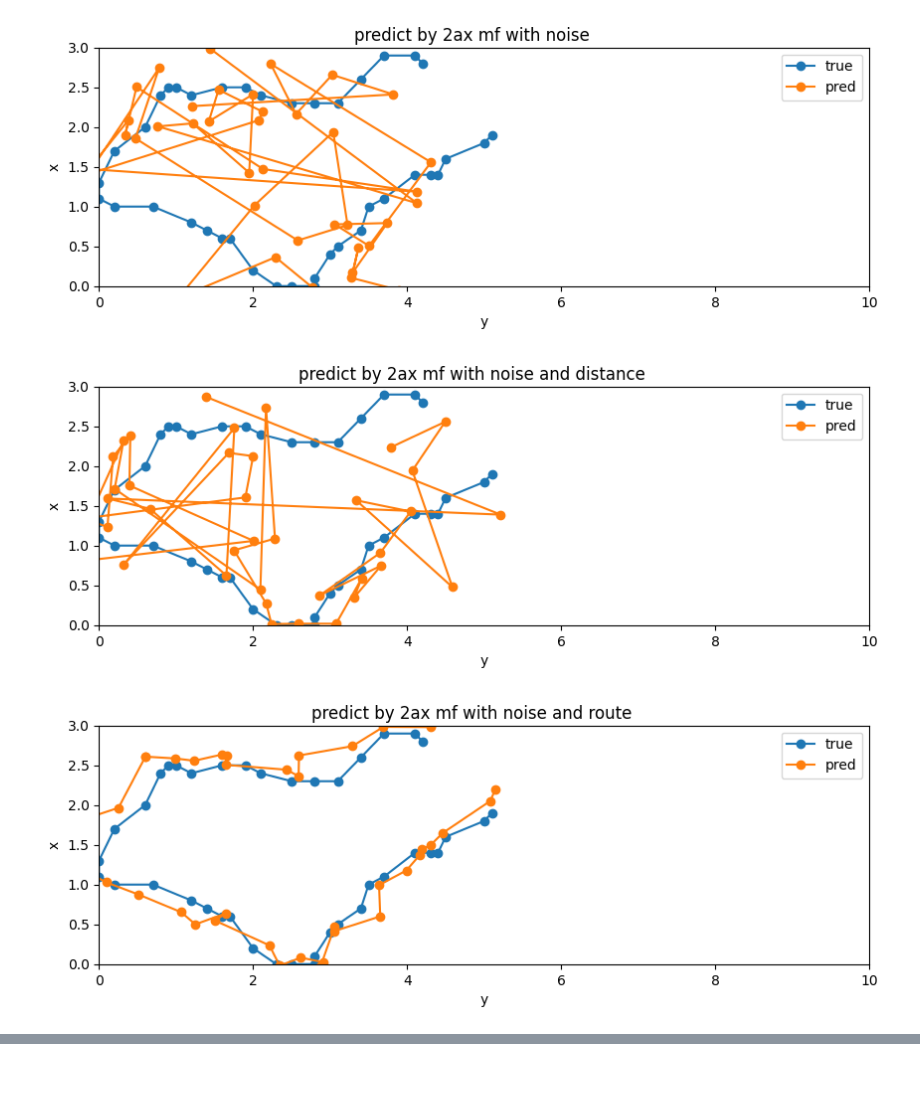
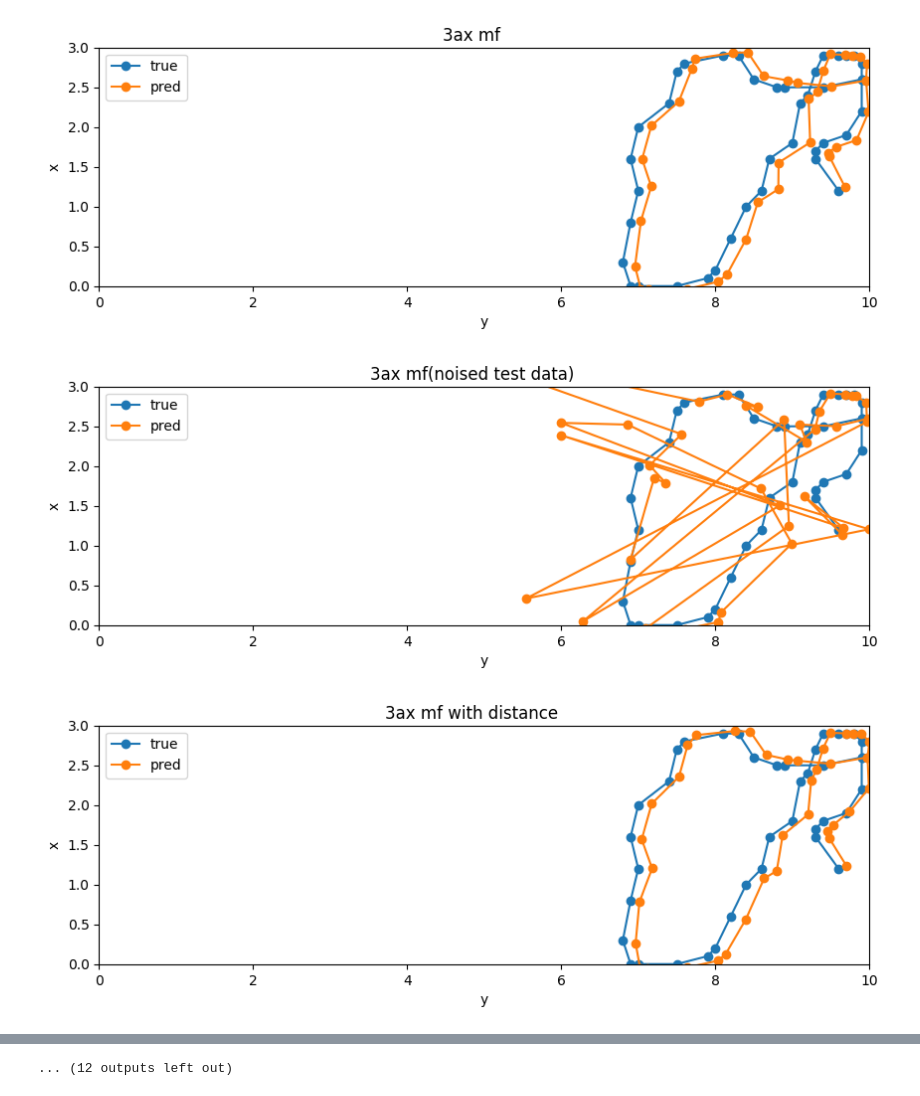
Before and after one commit to hal0309/lab-abci, a Jupyter notebook: _test/eval.ipynb, the cells around one changed output, grey strips where cells are left out. Drawn from its saved outputs; the diff is of its cells as text; code cells hidden in the pictures.

Commit message:
home eval

```diff
--- a/_test/eval.ipynb
+++ b/_test/eval.ipynb
@@ -153,9 +157,14 @@ def eval(log_dir, add_noise=False):
     print(f'min: {min(dist_list)}')
     print(f'max: {max(dist_list)}')
     print(f'avg: {sum(dist_list) / len(dist_list)}')
+    return dist_list
 # %%
+dist_list_list = []
+
 for log_dir in log_dirs[:]:
-    eval(log_dir, False)
+    dist_list = eval(log_dir, False)
+    dist_list_list.append(dist_list)
+    print(np.shape(dist_list_list))
 # %% [output]
 3ax_zeros
 min: 0.07677929103374481
@@ -165,6 +229,10 @@ KeyboardInterrupt:
 # %%
+dist_list_list_noise = []
+
 for log_dir in log_dirs[:]:
-    eval(log_dir, True)
+    dist_list = eval(log_dir, True)
+    dist_list_list_noise.append(dist_list)
+    print(np.shape(dist_list_list_noise))
 # %% [output]
 3ax_zeros
 min: 0.27274447679519653
@@ -251,5 +371,8 @@ def fig_data(log_dir, add_noise=False):
     return x, y, y_hat
 # %%
 fig_datas = []
-for i, log_dir in enumerate(log_dirs[4:]):
-    fig_datas.append(fig_data(log_dir, True))
+fig_datas_noise = []
+for i, log_dir in enumerate(log_dirs[:]):
+    print(i)
+    fig_datas.append(fig_data(log_dir, False))
+    fig_datas_noise.append(fig_data(log_dir, True))
@@ -256,44 +392,73 @@ for i, log_dir in enumerate(log_dirs[4:]):
 # %%
+# titles = [
+#     "predict by 2ax mf with noise",
+#     "predict by 2ax mf with noise and distance",
+#     "predict by 2ax mf with noise and route",
+#     "predict by 2ax mf with noise and route diff",
+# ]
+
 titles = [
-    "predict by 2ax mf with noise",
-    "predict by 2ax mf with noise and distance",
-    "predict by 2ax mf with noise and route",
-    "predict by 2ax mf with noise and route diff",
+    "3ax mf",
+    "3ax mf with distance",
+    "3ax mf with dydx",
+    "3ax mf with dydx diff",
+    "2ax mf",
+    "2ax mf with distance",
+    "2ax mf with dydx",
+    "2ax mf with dydx diff",
+    "2ax_noise mf",
+    "2ax_noise mf with distance",
+    "2ax_noise mf with dydx",
+    "2ax_noise mf with dydx diff",
 ]
 
 # fig, ax = plt.subplots(1, 1, figsize=(10, 4))
 # ax.plot(y[0, :, 1], y[0, :, 0], marker="o", label="true")
 # for i, fig_data in enumerate(fig_datas):
 #     x, y, y_hat = fig_data
 #     figtitle = titles[i]
 #     ax.plot(y_hat[0, :, 1], y_hat[0, :, 0], marker="o", label=figtitle)
 
 # ax.set_xlim(0, 10)
 # ax.set_ylim(0, 3)
 # ax.set_xlabel("y")
 # ax.set_ylabel("x")
 # ax.legend()
 # fig.suptitle(figtitle)
 # plt.tight_layout()
 # plt.show()
 
-for i, fig_data in enumerate(fig_datas):
-    x, y, y_hat = fig_data
+for i in range(len(fig_datas)):
+    x, y, y_hat = fig_datas[i]
     figtitle = titles[i]
 
-    ut.fix_seeds(0)
     fig, ax = plt.subplots(1, 1, figsize=(10, 3))
     ax.set_xlim(0, 10)
     ax.set_ylim(0, 3)
     fig.suptitle(figtitle)
     ax.set_xlabel("y")
     ax.set_ylabel("x")
     ax.plot(y[0, :, 1], y[0, :, 0], marker="o", label="true")
     ax.plot(y_hat[0, :, 1], y_hat[0, :, 0], marker="o", label="pred")
     ax.legend()
     plt.subplots_adjust(top=0.91)  # topの値を小さくしてタイトルを下に寄せる
     plt.show()
+
+    x, y, y_hat = fig_datas_noise[i]
+    figtitle = titles[i] + "(noised test data)"
+
+    fig, ax = plt.subplots(1, 1, figsize=(10, 3))
+    ax.set_xlim(0, 10)
+    ax.set_ylim(0, 3)
+    fig.suptitle(figtitle)
+    ax.set_xlabel("y")
+    ax.set_ylabel("x")
+    ax.plot(y[0, :, 1], y[0, :, 0], marker="o", label="true")
+    ax.plot(y_hat[0, :, 1], y_hat[0, :, 0], marker="o", label="pred")
+    ax.legend()
+    plt.subplots_adjust(top=0.91)  # topの値を小さくしてタイトルを下に寄せる
+    plt.show()
 # %% [output]
-[figure, old version]
+[figure, new version]
-[figure, old version]
+[figure, new version]
-[figure, old version]
+[figure, new version]
@@ -300,0 +474 @@ for i, fig_data in enumerate(fig_datas):
+... (12 outputs left out)
```
Also changed, not shown: parts of 7 cells of this notebook, 20 other files.
